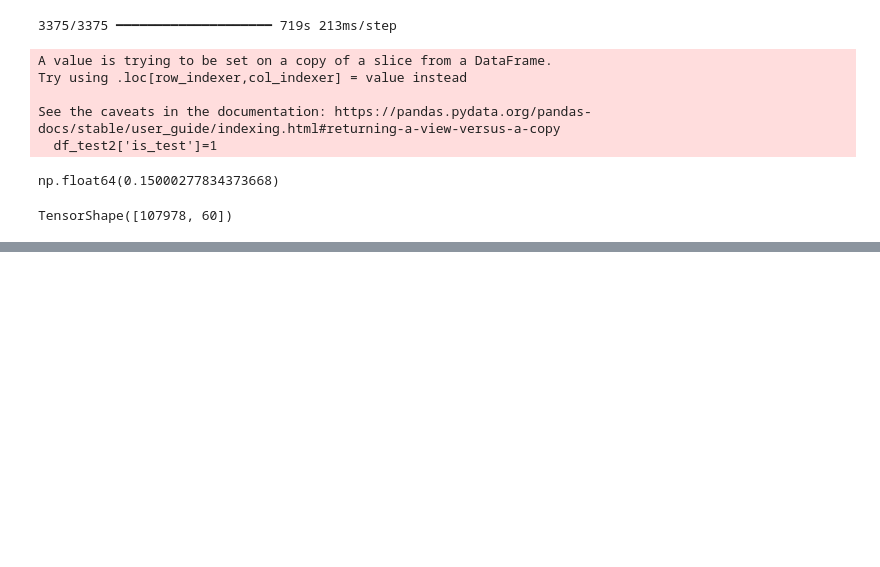
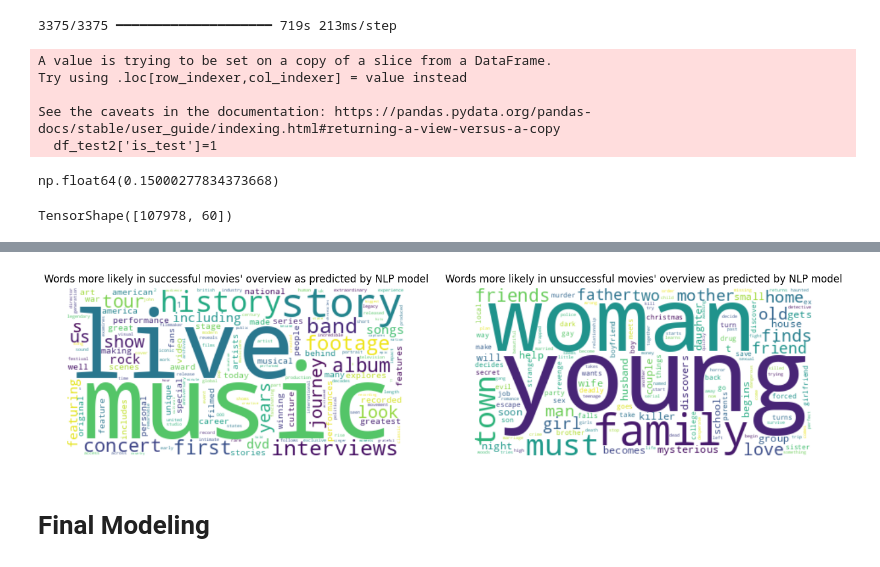
Before and after one commit to ImdadKhan0266/CSML-1010, a Jupyter notebook: Project_Saira.ipynb, the cells around one changed output, grey strips where cells are left out. Drawn from its saved outputs; the diff is of its cells as text; code cells hidden in the pictures; blank space fills up the shorter version.

```diff
--- a/Project_Saira.ipynb
+++ b/Project_Saira.ipynb
@@ -941,0 +954,3 @@ TensorShape([107978, 60])
+# %%
+
+df = pl.read_parquet('df_polars_final.parquet')
@@ -941,0 +972,2 @@ TensorShape([107978, 60])
+# %%
+df_pd = df.to_pandas()
@@ -941,0 +987,41 @@ TensorShape([107978, 60])
+# %%
+# Normalize frequencies (e.g., term frequency)
+total_a = sum(counts_a.values())
+total_b = sum(counts_b.values())
+
+word_scores = {}
+for word in set(counts_a.keys()).union(counts_b.keys()):
+    freq_a = counts_a[word] / total_a
+    freq_b = counts_b[word] / total_b
+    word_scores[word] = freq_a - freq_b  # positive = more in group_a
+# %%
+from wordcloud import WordCloud
+import matplotlib.pyplot as plt
+
+# Words more in group A (positive values)
+wordcloud_a = WordCloud(background_color='white').generate_from_frequencies({
+    k: v for k, v in word_scores.items() if v > 0
+})
+
+# Words more in group B (negative values)
+wordcloud_b = WordCloud(background_color='white').generate_from_frequencies({
+    k: abs(v) for k, v in word_scores.items() if v < 0
+})
+
+# Plot both
+plt.figure(figsize=(16, 6))
+plt.subplot(1, 2, 1)
+plt.title("Words more likely in successful movies' overview as predicted by NLP model")
+plt.imshow(wordcloud_a, interpolation='bilinear')
+plt.axis("off")
+
+plt.subplot(1, 2, 2)
+plt.title("Words more likely in unsuccessful movies' overview as predicted by NLP model")
+plt.imshow(wordcloud_b, interpolation='bilinear')
+plt.axis("off")
+
+plt.show()
+# %% [output]
+[figure, added]
+# %% [markdown]
+# Final Modeling
```
Also changed, not shown: parts of 10 cells of this notebook.
